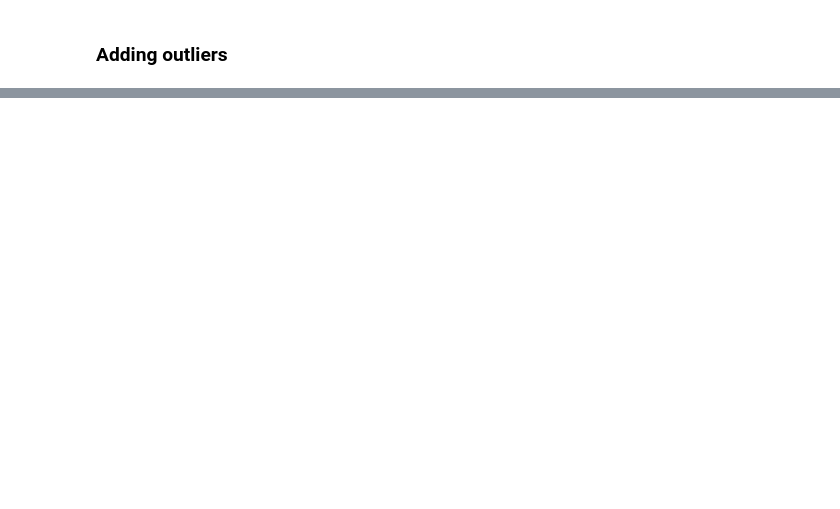
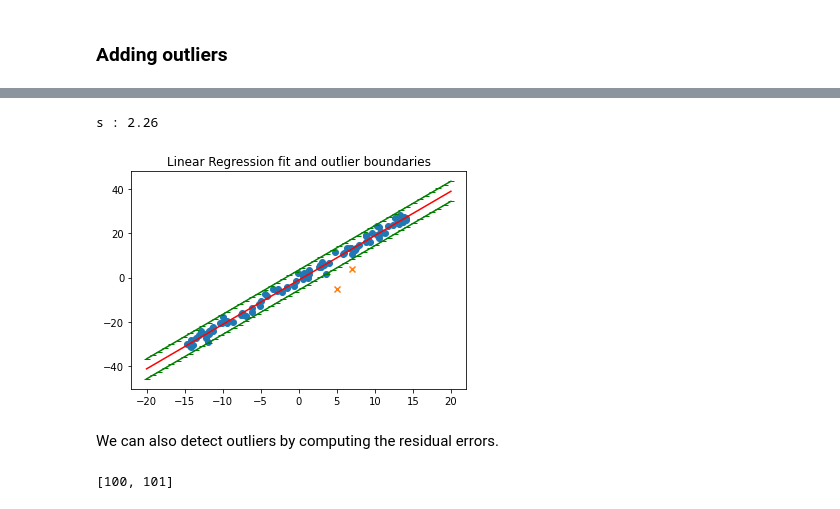
Before and after one commit to Baraa42/Elalami-Skakova-INM702-Coursework, a Jupyter notebook: Task2/task2_baraa_notebook.ipynb, the cells around one changed output, grey strips where cells are left out. Drawn from its saved outputs; the diff is of its cells as text; code cells hidden in the pictures; blank space fills up the shorter version.

```diff
--- a/Task2/task2_baraa_notebook.ipynb
+++ b/Task2/task2_baraa_notebook.ipynb
@@ -247,0 +292,37 @@ plt.show();
+# %%
+## Lets compute s
+
+squared_errors = [(a*Xo[i]+b-yo[i])**2 for i in range(len(yo))]
+
+sse = sum(squared_errors)
+
+s = np.sqrt(sse/(len(yo)-2))
+
+print('s : %.2f' % s)
+# %% [output]
+s : 2.26
+# %%
+## Lets plot the decision boundary for outliers
+
+x = np.linspace(-20,20,50)
+plt.plot(x,a*x+b, c='red')
+plt.plot(x,a*x+b+2*s, c='green',  marker="_")
+plt.plot(x,a*x+b-2*s, c='green',  marker="_" )
+plt.scatter(Xo[:-2],yo[:-2])
+plt.scatter(Xo[-2:],yo[-2:], marker='x')
+plt.title('Linear Regression fit and outlier boundaries')
+plt.show();
+# %% [output]
+[figure, added]
+# %% [markdown]
+We can also detect outliers by computing the residual errors.
+# %%
+indices = []
+
+for i in range(len(yo)) :
+    if np.absolute(a*Xo[i]+b-yo[i]) > 2*s :
+        indices.append(i)
+
+print(indices)
+# %% [output]
+[100, 101]
```
Also changed, not shown: parts of 12 cells of this notebook, 1 other file.
